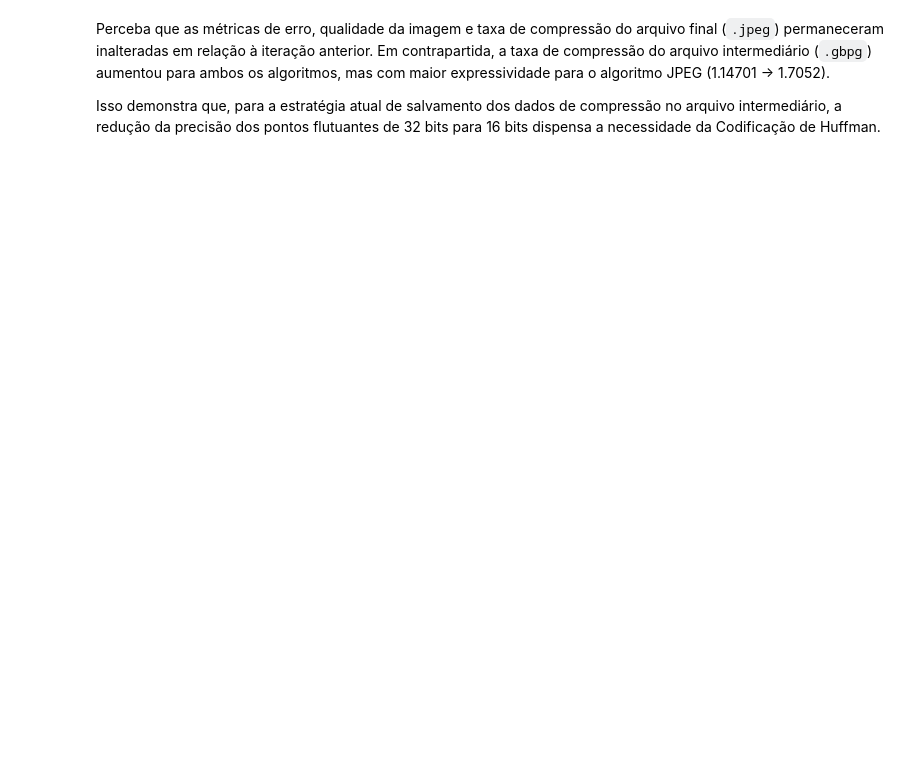
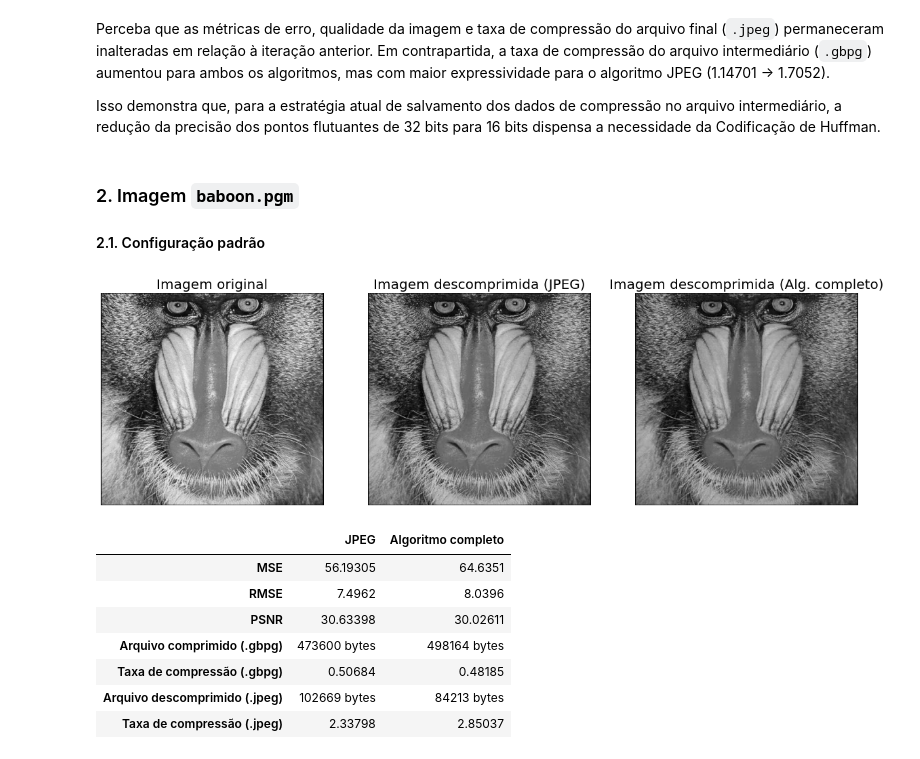
Before and after one commit to pedro-de-oliveira-guedes/image-compressor, a Jupyter notebook: image_compressor.ipynb, the cells around one changed output. Saved outputs shown, nothing was run; the diff lists cells and outputs as text; code cells hidden in the pictures; blank space fills up the shorter version.

Commit message:
feat: adding analysis for baboon.pgm

```diff
--- a/image_compressor.ipynb
+++ b/image_compressor.ipynb
@@ -121,15 +123,10 @@ Nesta seção, será detalhado o processo de compressão de imagens utilizando o
 A primeira etapa do algoritmo JPEG consiste em dividir a imagem de entrada em blocos de 8x8 pixels, que serão processados individualmente ao longo do algoritmo. Embora essa divisão seja costumeiramente feita a cada etapa do algoritmo de compressão JPEG, é importante criar uma função que faça a separação desses blocos para facilitar a implementação do caminhamento zigue-zague, utilizado para a compressão dos blocos por comprimento de corrida.
 # %%
 def divide_image_in_blocks(image: opencv.typing.MatLike, block_size: int = 8) -> list[opencv.typing.MatLike]:
+    image = pad_image(image=image,)
+
     blocks = []
     rows, cols = image.shape
-    if rows % block_size != 0 or cols % block_size != 0:
-        image = pad_image(
-            image=image,
-            final_height=math.ceil(rows / block_size) * block_size,
-            final_width=math.ceil(cols / block_size) * block_size,
-        )
-
     for i in range(0, rows, block_size):
         for j in range(0, cols, block_size):
             block = image[i:i + block_size, j:j + block_size]
@@ -955,10 +971,22 @@ def load_compressed_image(input_file: str,) -> dict[str, any]:
 
         has_huffman_table = bool.from_bytes(file.read(1), "little")
         if has_huffman_table:
-            huffman_table_size = int.from_bytes(file.read(2), "little")
+
+            big_huffman_table = bool.from_bytes(file.read(1), "little")
+            if big_huffman_table:
+                huffman_table_size = int.from_bytes(file.read(4), "little")
+            else:
+                huffman_table_size = int.from_bytes(file.read(2), "little")
+
+            binary_exceeds_16 = bool.from_bytes(file.read(1), "little")
+
             huffman_table = {}
             for _ in range(huffman_table_size):
-                binary = bin(int.from_bytes(file.read(2), "little"))[2:]
+                if binary_exceeds_16:
+                    binary = bin(int.from_bytes(file.read(4), "little"))[2:]
+                else:
+                    binary = bin(int.from_bytes(file.read(2), "little"))[2:]
+
                 if float_precision_16:
                     value = np.frombuffer(file.read(2), dtype=np.float16)[0]
                 else:
@@ -974,7 +1002,10 @@ def load_compressed_image(input_file: str,) -> dict[str, any]:
             block_size = int.from_bytes(file.read(1), "little")
             for _ in range(block_size):
                 if has_huffman_table:
-                    value = bin(int.from_bytes(file.read(2), "little"))[2:]
+                    if binary_exceeds_16:
+                        value = bin(int.from_bytes(file.read(4), "little"))[2:]
+                    else:
+                        value = bin(int.from_bytes(file.read(2), "little"))[2:]
                 else:
                     if float_precision_16:
                         value = np.frombuffer(file.read(2), dtype=np.float16)[0]
@@ -1030,6 +1061,7 @@ def full_compression_algorithm(
     huffman_right_bin_code: str = "1",
 ) -> None:
     image = opencv.imread(image_path, opencv.IMREAD_GRAYSCALE)
+    image = pad_image(image=image,)
 
     rle_blocks = compress_jpeg(image)
 
@@ -1147,6 +1179,7 @@ def compare_full_algorithm_to_jpeg_only(
 
     # Show files visual comparison
     original_image = opencv.imread(image_path, opencv.IMREAD_GRAYSCALE)
+    original_image = pad_image(original_image)
     jpeg_decompressed_image = opencv.imread(jpeg_decompressed_file, opencv.IMREAD_GRAYSCALE)
     full_decompressed_image = opencv.imread(full_decompressed_file, opencv.IMREAD_GRAYSCALE)
 
@@ -1257,3 +1290,19 @@ compare_full_algorithm_to_jpeg_only(
 Perceba que as métricas de erro, qualidade da imagem e taxa de compressão do arquivo final (`.jpeg`) permaneceram inalteradas em relação à iteração anterior. Em contrapartida, a taxa de compressão do arquivo intermediário (`.gbpg`) aumentou para ambos os algoritmos, mas com maior expressividade para o algoritmo JPEG (1.14701 -> 1.7052).
 
 Isso demonstra que, para a estratégia atual de salvamento dos dados de compressão no arquivo intermediário, a redução da precisão dos pontos flutuantes de 32 bits para 16 bits dispensa a necessidade da Codificação de Huffman.
+# %% [markdown]
+### 2. Imagem `baboon.pgm`
+
+#### 2.1. Configuração padrão
+# %%
+compare_full_algorithm_to_jpeg_only(image_path="images/baboon.pgm")
+# %% [output]
+[figure, added]
+|  | JPEG | Algoritmo completo |
+| MSE | 56.19305 | 64.6351 |
+| RMSE | 7.4962 | 8.0396 |
+| PSNR | 30.63398 | 30.02611 |
+| Arquivo comprimido (.gbpg) | 473600 bytes | 498164 bytes |
+| Taxa de compressão (.gbpg) | 0.50684 | 0.48185 |
+| Arquivo descomprimido (.jpeg) | 102669 bytes | 84213 bytes |
+| Taxa de compressão (.jpeg) | 2.33798 | 2.85037 |
```
Also changed, not shown: parts of 14 cells of this notebook.
